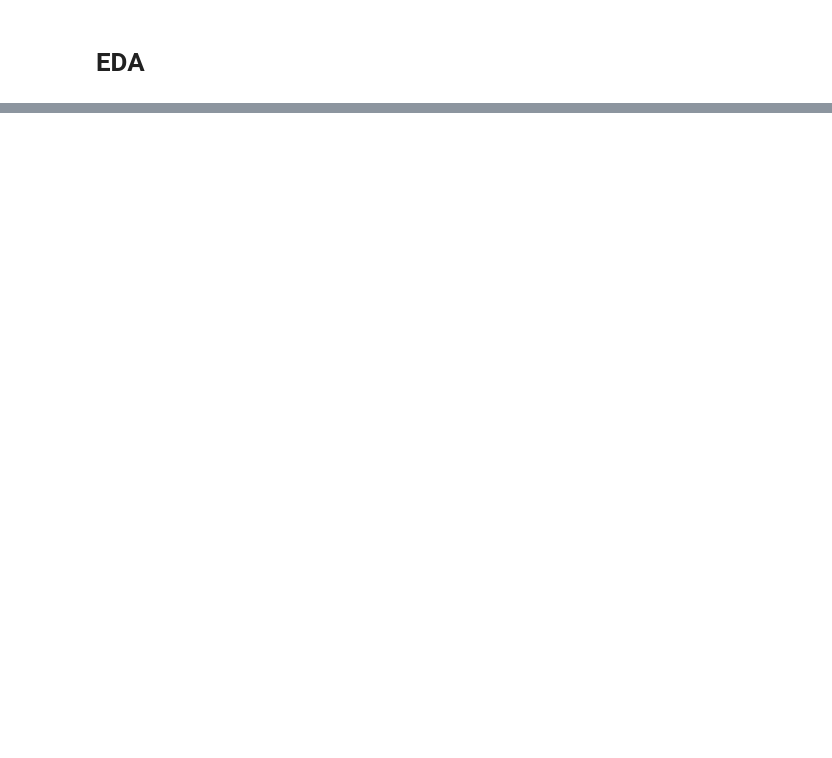
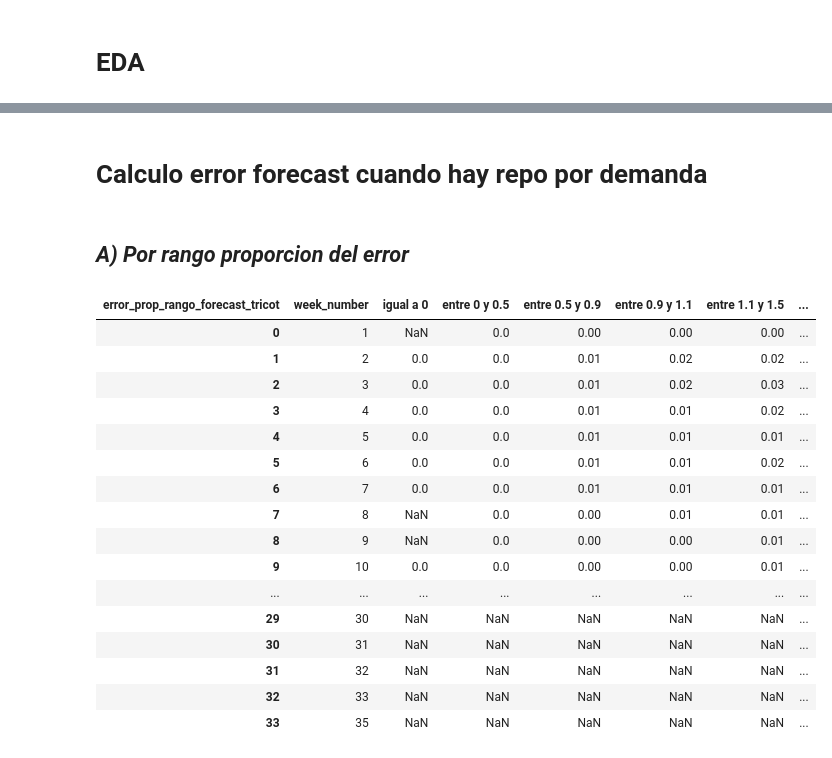
Before and after one commit to bi-retail-tricot/forecast, a Jupyter notebook: notebooks/03_genex.ipynb, the cells around one changed output, grey strips where cells are left out. Saved outputs shown, nothing was run; the diff lists cells and outputs as text; code cells hidden in the pictures; blank space fills up the shorter version.

```diff
--- a/notebooks/03_genex.ipynb
+++ b/notebooks/03_genex.ipynb
@@ -137,0 +358,9 @@ demand_summary[["PREDISTRIBUIDA",
+# %%
+data_all['forecast_sv4'] = (data_all['vta_promedio'] * data_all['factor'] * np.minimum(data_all['semana_vta'], 4)).fillna(0).round(0).astype('UInt16')
+
+
+data_all = add_error_metrics(data_all,
+                             forecast_col="forecast_sv4",
+                             real_col="real_sales_n4")
+
+data_all = clasifica_errores(data_all, label="sv4")
@@ -137,0 +369,8 @@ demand_summary[["PREDISTRIBUIDA",
+# %%
+data_all['forecast_f1'] = (data_all['vta_promedio'] * 1 * data_all['semana_vta']).fillna(0).round(0).astype('UInt16')
+
+data_all = add_error_metrics(data_all,
+                             forecast_col="forecast_f1",
+                             real_col="real_sales")
+
+data_all = clasifica_errores(data_all, label="f1")
@@ -373,0 +488,2 @@ repo_summary.to_excel('../sandbox/repo_summary.xlsx', index=False)
+# %% [markdown]
+# **Calculo error forecast cuando hay repo por demanda**
@@ -373,0 +494,32 @@ repo_summary.to_excel('../sandbox/repo_summary.xlsx', index=False)
+# %% [markdown]
+## *A) Por rango proporcion del error*
+# %%
+error_prop_rango = data_repo_x_dda.pivot_table(
+    index='week_number',
+    columns='error_prop_rango_forecast_tricot',
+    values='can_final',
+    aggfunc='sum',
+    observed=True
+) / data_repo_x_dda['can_final'].sum()
+
+error_prop_rango = error_prop_rango.reset_index()
+
+error_prop_rango.round(2)
+# %% [output]
+| error_prop_rango_forecast_tricot | week_number | igual a 0 | entre 0 y 0.5 | entre 0.5 y 0.9 | entre 0.9 y 1.1 | entre 1.1 y 1.5 | ... |
+| 0 | 1 | NaN | 0.0 | 0.00 | 0.00 | 0.00 | ... |
+| 1 | 2 | 0.0 | 0.0 | 0.01 | 0.02 | 0.02 | ... |
+| 2 | 3 | 0.0 | 0.0 | 0.01 | 0.02 | 0.03 | ... |
+| 3 | 4 | 0.0 | 0.0 | 0.01 | 0.01 | 0.02 | ... |
+| 4 | 5 | 0.0 | 0.0 | 0.01 | 0.01 | 0.01 | ... |
+| 5 | 6 | 0.0 | 0.0 | 0.01 | 0.01 | 0.02 | ... |
+| 6 | 7 | 0.0 | 0.0 | 0.01 | 0.01 | 0.01 | ... |
+| 7 | 8 | NaN | 0.0 | 0.00 | 0.01 | 0.01 | ... |
+| 8 | 9 | NaN | 0.0 | 0.00 | 0.00 | 0.01 | ... |
+| 9 | 10 | 0.0 | 0.0 | 0.00 | 0.00 | 0.01 | ... |
+| ... | ... | ... | ... | ... | ... | ... | ... |
+| 29 | 30 | NaN | NaN | NaN | NaN | NaN | ... |
+| 30 | 31 | NaN | NaN | NaN | NaN | NaN | ... |
+| 31 | 32 | NaN | NaN | NaN | NaN | NaN | ... |
+| 32 | 33 | NaN | NaN | NaN | NaN | NaN | ... |
+| 33 | 35 | NaN | NaN | NaN | NaN | NaN | ... |
```
Also changed, not shown: parts of 65 cells of this notebook, 23 other files.
